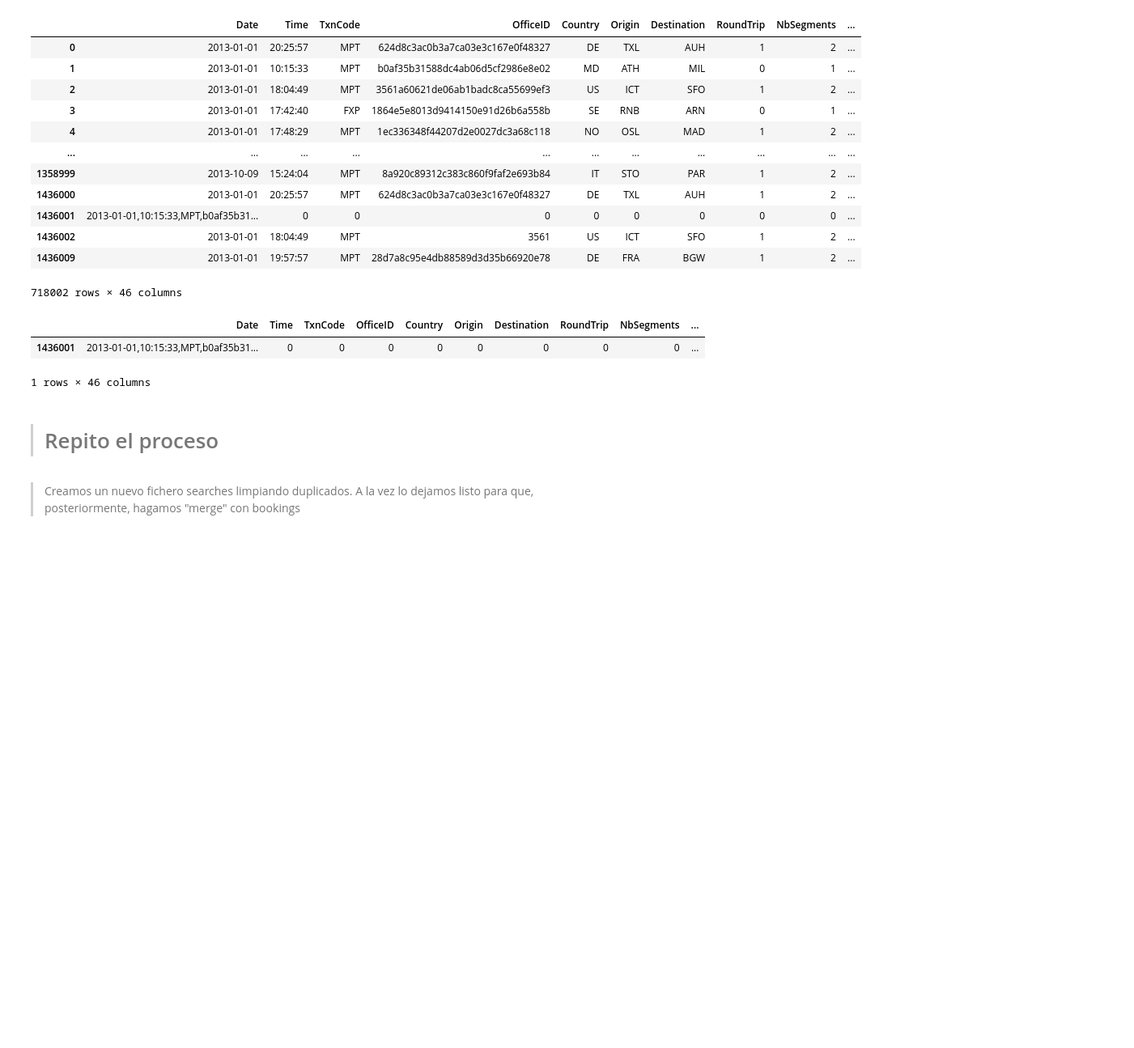
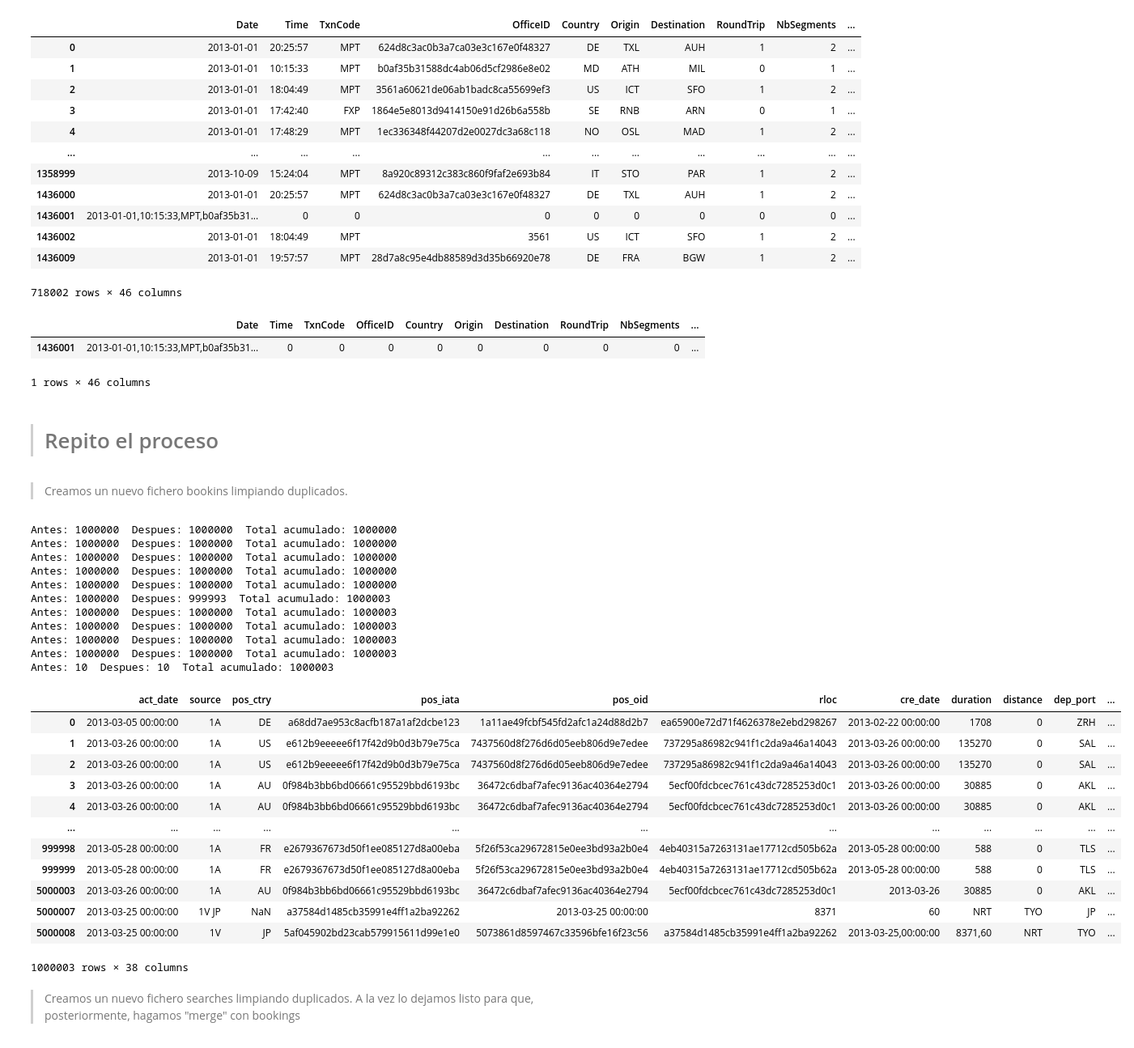
Before and after one commit to rgomezh/challenge, a Jupyter notebook: Ejercicio4.ipynb, the cells around one changed output. Shown: that part at 81% size. Cells and saved outputs as stored; diff of their text form; code cells hidden in the pictures; blank space fills up the shorter version.

```diff
--- a/Ejercicio4.ipynb
+++ b/Ejercicio4.ipynb
@@ -588,3 +584,55 @@ chuck_searches[chuck_searches['key'].str.len() > 17]
 1 rows × 46 columns
 # %% [markdown]
 > # Repito el proceso
+# %% [markdown]
+> Creamos un nuevo fichero bookins limpiando duplicados.
+# %%
+bookings_cleaned='./bookings_cleaned.bz2'
+i = 0
+bookings_clean = pd.DataFrame()
+
+for chunk_b in pd.read_csv(bookings_bz,sep = '^',
+                         dtype = 'str',
+                         chunksize = 1000000):
+
+    lines=len(chunk_b)
+    chunk_b.drop_duplicates(inplace=True)
+
+    # Append to total
+    bookings_clean = bookings_clean.append(chunk_b)
+
+    # Delete duplicated bookings with the same key
+    bookings_clean.drop_duplicates(inplace=True)
+
+    print ("Antes:",lines," Despues:",len(chunk_b)," Total acumulado:",len(bookings_clean))
+    # Control for testing
+    #if i == 2:
+    #    break
+    #i = i+1
+
+bookings_clean
+# %% [output]
+Antes: 1000000  Despues: 1000000  Total acumulado: 1000000
+Antes: 1000000  Despues: 1000000  Total acumulado: 1000000
+Antes: 1000000  Despues: 1000000  Total acumulado: 1000000
+Antes: 1000000  Despues: 1000000  Total acumulado: 1000000
+Antes: 1000000  Despues: 1000000  Total acumulado: 1000000
+Antes: 1000000  Despues: 999993  Total acumulado: 1000003
+Antes: 1000000  Despues: 1000000  Total acumulado: 1000003
+Antes: 1000000  Despues: 1000000  Total acumulado: 1000003
+Antes: 1000000  Despues: 1000000  Total acumulado: 1000003
+Antes: 1000000  Despues: 1000000  Total acumulado: 1000003
+Antes: 10  Despues: 10  Total acumulado: 1000003
+|  | act_date | source | pos_ctry | pos_iata | pos_oid | rloc | cre_date | duration | distance | dep_port | ... |
+| 0 | 2013-03-05 00:00:00 | 1A | DE | a68dd7ae953c8acfb187a1af2dcbe123 | 1a11ae49fcbf545fd2afc1a24d88d2b7 | ea65900e72d71f4626378e2ebd298267 | 2013-02-22 00:00:00 | 1708 | 0 | ZRH | ... |
+| 1 | 2013-03-26 00:00:00 | 1A | US | e612b9eeeee6f17f42d9b0d3b79e75ca | 7437560d8f276d6d05eeb806d9e7edee | 737295a86982c941f1c2da9a46a14043 | 2013-03-26 00:00:00 | 135270 | 0 | SAL | ... |
+| 2 | 2013-03-26 00:00:00 | 1A | US | e612b9eeeee6f17f42d9b0d3b79e75ca | 7437560d8f276d6d05eeb806d9e7edee | 737295a86982c941f1c2da9a46a14043 | 2013-03-26 00:00:00 | 135270 | 0 | SAL | ... |
+| 3 | 2013-03-26 00:00:00 | 1A | AU | 0f984b3bb6bd06661c95529bbd6193bc | 36472c6dbaf7afec9136ac40364e2794 | 5ecf00fdcbcec761c43dc7285253d0c1 | 2013-03-26 00:00:00 | 30885 | 0 | AKL | ... |
+| 4 | 2013-03-26 00:00:00 | 1A | AU | 0f984b3bb6bd06661c95529bbd6193bc | 36472c6dbaf7afec9136ac40364e2794 | 5ecf00fdcbcec761c43dc7285253d0c1 | 2013-03-26 00:00:00 | 30885 | 0 | AKL | ... |
+| ... | ... | ... | ... | ... | ... | ... | ... | ... | ... | ... | ... |
+| 999998 | 2013-05-28 00:00:00 | 1A | FR | e2679367673d50f1ee085127d8a00eba | 5f26f53ca29672815e0ee3bd93a2b0e4 | 4eb40315a7263131ae17712cd505b62a | 2013-05-28 00:00:00 | 588 | 0 | TLS | ... |
+| 999999 | 2013-05-28 00:00:00 | 1A | FR | e2679367673d50f1ee085127d8a00eba | 5f26f53ca29672815e0ee3bd93a2b0e4 | 4eb40315a7263131ae17712cd505b62a | 2013-05-28 00:00:00 | 588 | 0 | TLS | ... |
+| 5000003 | 2013-03-26 00:00:00 | 1A | AU | 0f984b3bb6bd06661c95529bbd6193bc | 36472c6dbaf7afec9136ac40364e2794 | 5ecf00fdcbcec761c43dc7285253d0c1 | 2013-03-26 | 30885 | 0 | AKL | ... |
+| 5000007 | 2013-03-25 00:00:00 | 1V JP | NaN | a37584d1485cb35991e4ff1a2ba92262 | 2013-03-25 00:00:00 | 8371 | 60 | NRT | TYO | JP | ... |
+| 5000008 | 2013-03-25 00:00:00 | 1V | JP | 5af045902bd23cab579915611d99e1e0 | 5073861d8597467c33596bfe16f23c56 | a37584d1485cb35991e4ff1a2ba92262 | 2013-03-25,00:00:00 | 8371,60 | NRT | TYO | ... |
+1000003 rows × 38 columns
```
Also changed, not shown: parts of 8 cells of this notebook.
